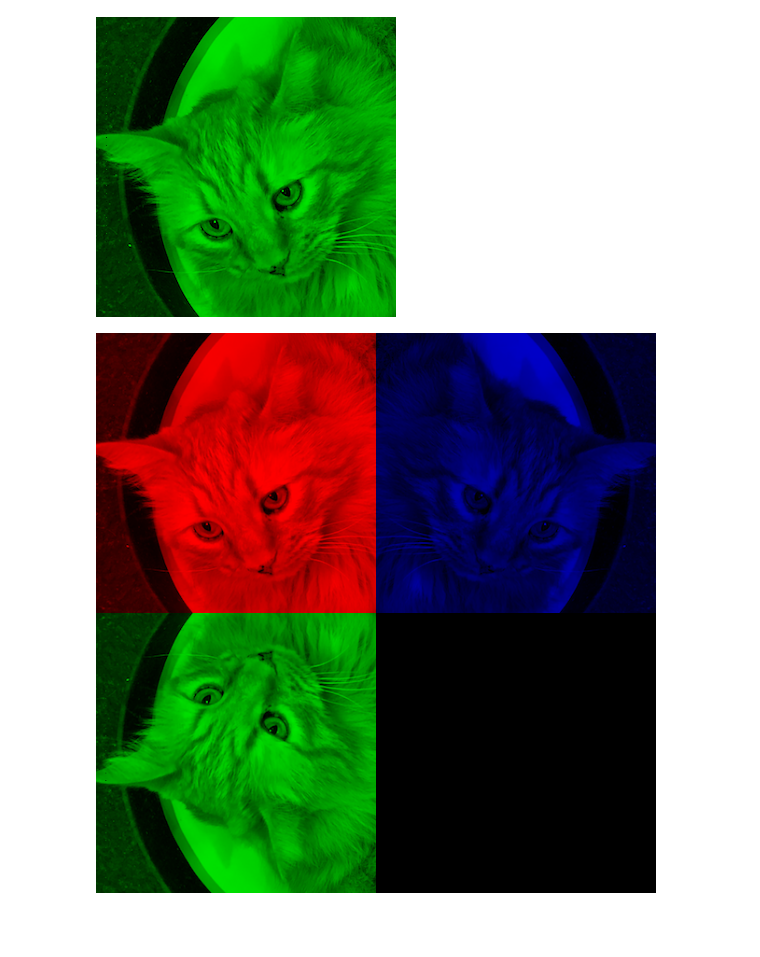
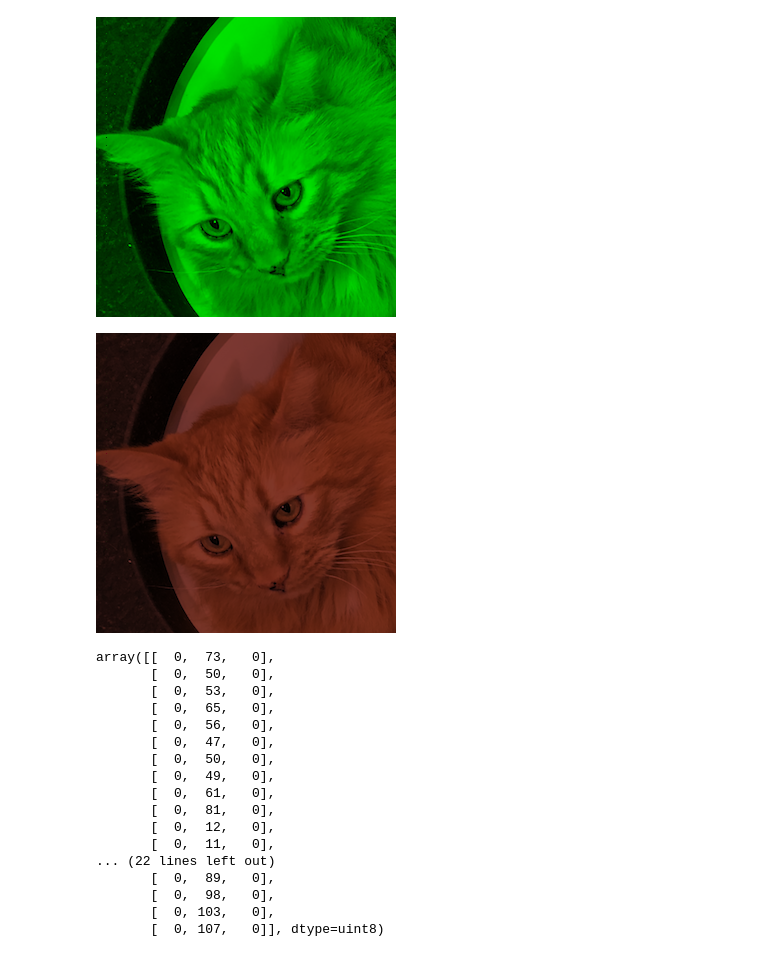
Before and after one commit to yuxinxiong/Math-152, a Jupyter notebook: xyxP4M_Notebook_4.ipynb, the cells around one changed output. Cells and saved outputs as stored; diff of their text form; code cells hidden in the pictures; blank space fills up the shorter version.

```diff
--- a/xyxP4M_Notebook_4.ipynb
+++ b/xyxP4M_Notebook_4.ipynb
@@ -1191,11 +1197,33 @@ greencatarray_flip=greencatarray[-1::-1,:]
 display(Image.fromarray(greencatarray_flip))
 # %% [output]
 [figure]
-# %%
-#4
-top_row = np.hstack((redcatarray, bluecatarray))
-bottom_row = np.hstack((greencatarray, np.zeros_like(redcatarray)))
-full_image = np.vstack((top_row, bottom_row))
-Image.fromarray(full_image)
-# %% [output]
-[figure, removed]
+# %%
+#4
+a= Image.fromarray(greencatarray_flip)
+b = Image.fromarray(bluecatarray_flip)
+c = Image.fromarray(redcatarray)
+d= Image.blend(a,b,0.5)
+Image.blend(d,c,0.5)
+# %% [output]
+[figure, added]
+# %%
+#5
+greencatarray_flip[10,0::8]
+# %% [output]
+array([[  0,  73,   0],
+       [  0,  50,   0],
+       [  0,  53,   0],
+       [  0,  65,   0],
+       [  0,  56,   0],
+       [  0,  47,   0],
+       [  0,  50,   0],
+       [  0,  49,   0],
+       [  0,  61,   0],
+       [  0,  81,   0],
+       [  0,  12,   0],
+       [  0,  11,   0],
+... (22 lines left out)
+       [  0,  89,   0],
+       [  0,  98,   0],
+       [  0, 103,   0],
+       [  0, 107,   0]], dtype=uint8)
```
Also changed, not shown: parts of 5 cells of this notebook.
